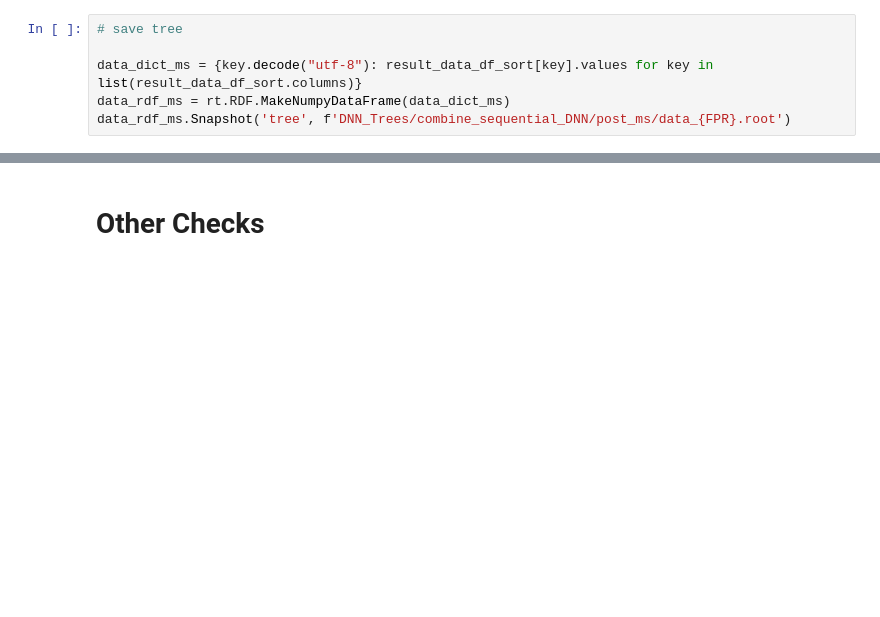
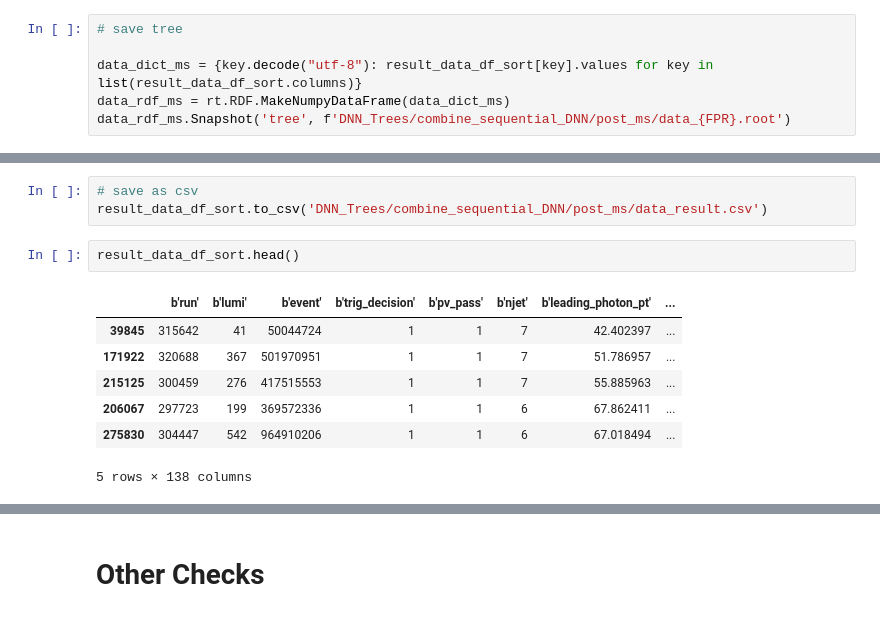
Before and after one commit to s-y-chen/HHbbgg, a Jupyter notebook: notebook/ML/Sequential_DNN_combine_nodownsampling.ipynb, the cells around one changed output, grey strips where cells are left out. Cells and saved outputs as stored; diff of their text form; blank space fills up the shorter version.

```diff
--- a/notebook/ML/Sequential_DNN_combine_nodownsampling.ipynb
+++ b/notebook/ML/Sequential_DNN_combine_nodownsampling.ipynb
@@ -1224,0 +1346,13 @@ data_rdf_ms.Snapshot('tree', f'DNN_Trees/combine_sequential_DNN/post_ms/data_{FP
+# %%
+# save as csv
+result_data_df_sort.to_csv('DNN_Trees/combine_sequential_DNN/post_ms/data_result.csv')
+# %%
+result_data_df_sort.head()
+# %% [output]
+|  | b'run' | b'lumi' | b'event' | b'trig_decision' | b'pv_pass' | b'njet' | b'leading_photon_pt' | ... |
+| 39845 | 315642 | 41 | 50044724 | 1 | 1 | 7 | 42.402397 | ... |
+| 171922 | 320688 | 367 | 501970951 | 1 | 1 | 7 | 51.786957 | ... |
+| 215125 | 300459 | 276 | 417515553 | 1 | 1 | 7 | 55.885963 | ... |
+| 206067 | 297723 | 199 | 369572336 | 1 | 1 | 6 | 67.862411 | ... |
+| 275830 | 304447 | 542 | 964910206 | 1 | 1 | 6 | 67.018494 | ... |
+5 rows × 138 columns
```
Also changed, not shown: parts of 15 cells of this notebook, 2 other files.
